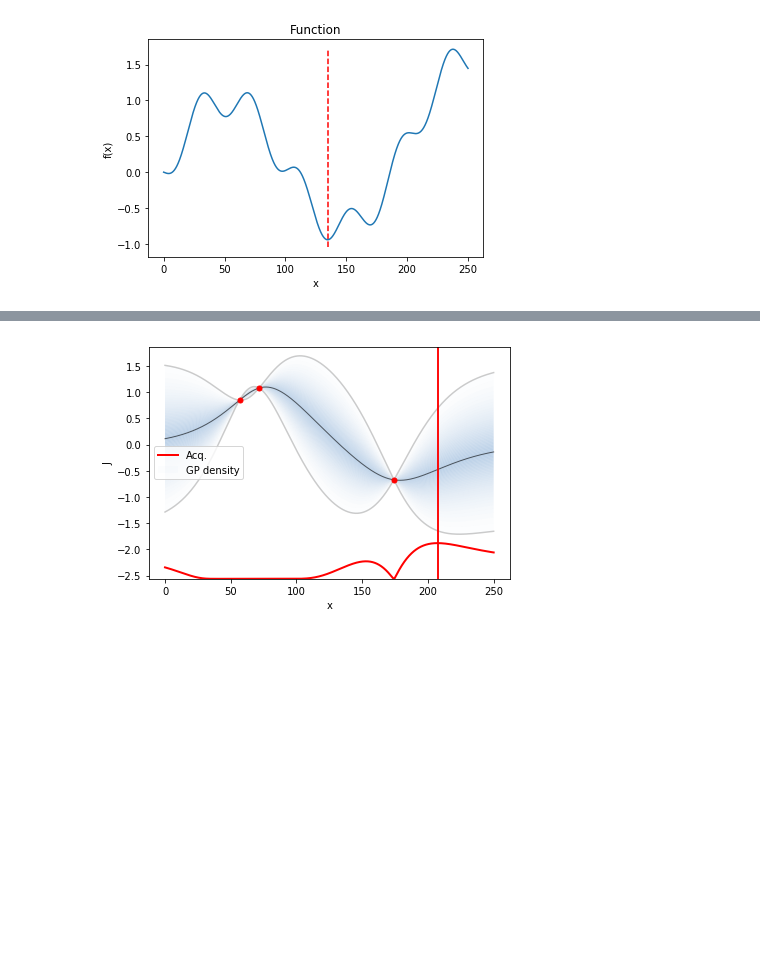
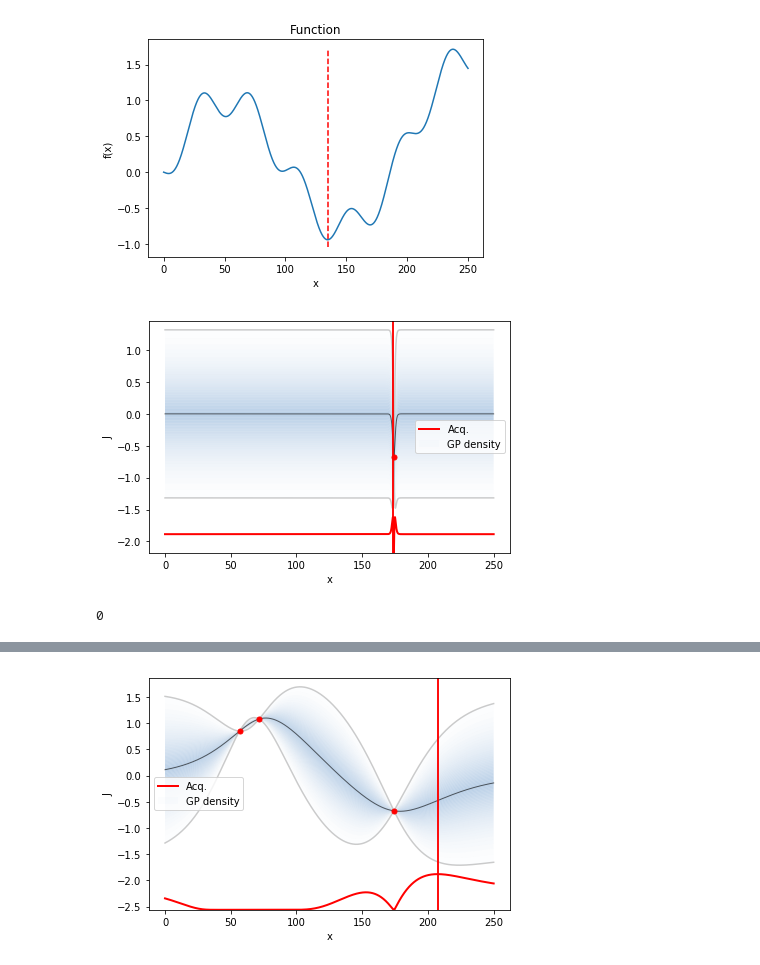
Before and after one commit to ale-mendez/2019dcm, a Jupyter notebook: charla/figures/gp/1Dexample.ipynb, the cells around one changed output, grey strips where cells are left out. Saved outputs shown, nothing was run; the diff lists cells and outputs as text; code cells hidden in the pictures; blank space fills up the shorter version.

```diff
--- a/charla/figures/gp/1Dexample.ipynb
+++ b/charla/figures/gp/1Dexample.ipynb
@@ -50,3 +50,22 @@ Minimum of -0.9429 occurs at 134.6885
 # %%
 # Define the function's bounds
 bounds1D = [{'name': 'x', 'type': 'continuous', 'domain': (xmin,xmax)}]  # problem constraints
+# %%
+# Creates GPyOpt object with the model and anquisition fucntion
+seed(123)
+initer=1
+myBopt=GPyOpt.methods.BayesianOptimization(f=fpol,            # function to optimize
+                                             domain=bounds1D,         # box-constraints of the problem
+                                             initial_design_numdata=initer,
+                                             acquisition_type='EI', # exploration/exploitation trade off
+                                             normalize_Y=False,
+                                             exact_feval = True)    # Selects the Expected improvement
+# Run the optimization
+max_iter=0     # evaluation budget
+myBopt.run_optimization(max_iter)
+myBopt.plot_acquisition()
+os.system("mkdir initer1/")
+os.system("mv acquisition mean mean_less mean_plus Xdata xgrid xline Ydata initer1/.")
+# %% [output]
+[figure, added]
+0
```
Also changed, not shown: parts of 11 cells of this notebook, 55 other files.
